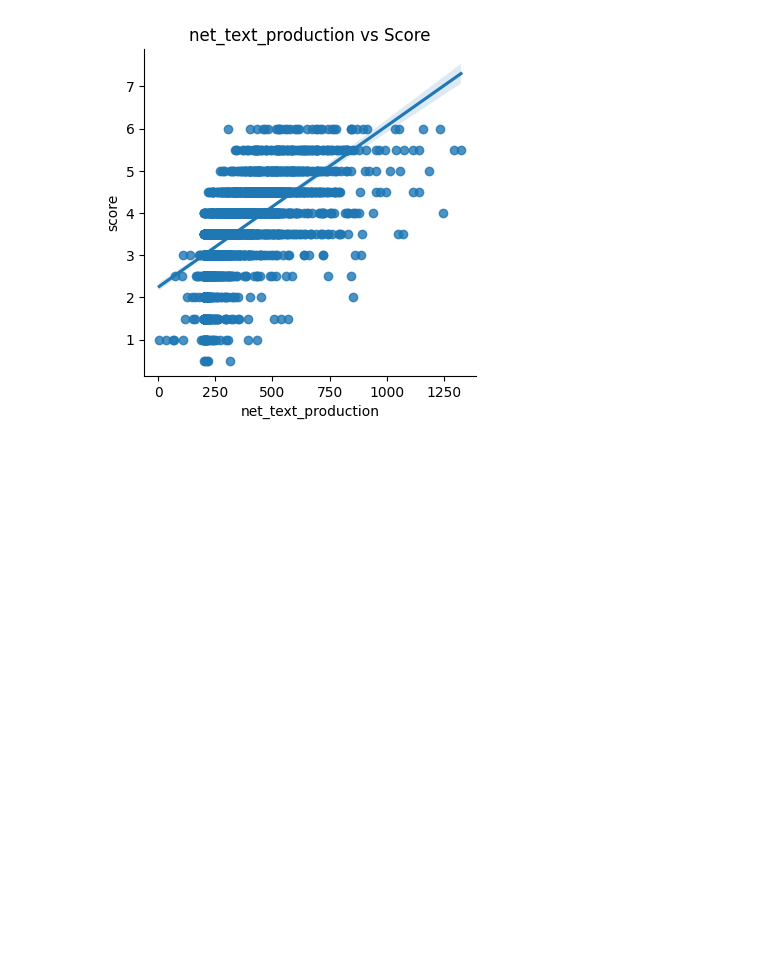
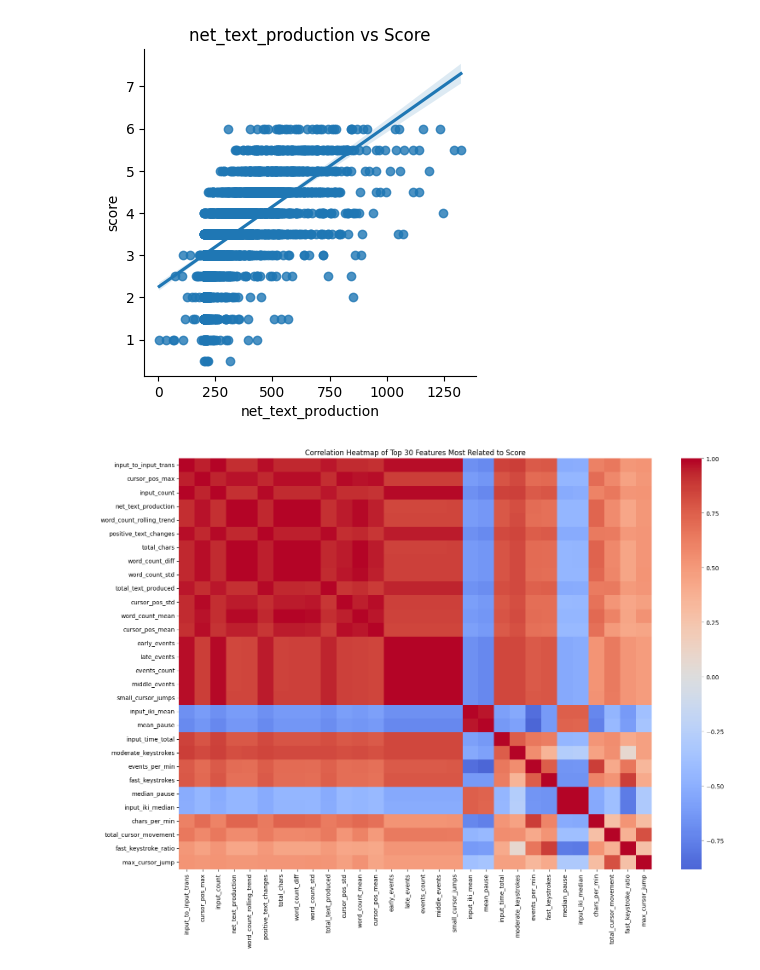
Before and after one commit to yukunf/SC4000WritingProcess, a Jupyter notebook: data_visualization/train_behaviour_features.ipynb, the cells around one changed output. Saved outputs shown, nothing was run; the diff lists cells and outputs as text; code cells hidden in the pictures; blank space fills up the shorter version.

```diff
--- a/data_visualization/train_behaviour_features.ipynb
+++ b/data_visualization/train_behaviour_features.ipynb
@@ -37,3 +37,16 @@ for feat in top:
 [figure]
 [figure]
 [figure]
+# %%
+top30 = corr_sorted.head(30).index.tolist()
+
+plt.figure(figsize=(16, 12))
+sns.heatmap(df[top30].corr(), annot=False, cmap="coolwarm", center=0)
+plt.title("Correlation Heatmap of Top 30 Features Most Related to Score")
+
+plt.tight_layout()
+plt.savefig("../data_visualization/graph/top30_correlation_heatmap.png",
+            dpi=300, bbox_inches="tight")
+plt.show()
+# %% [output]
+[figure, added]
```
Also changed, not shown: 1 other file.
